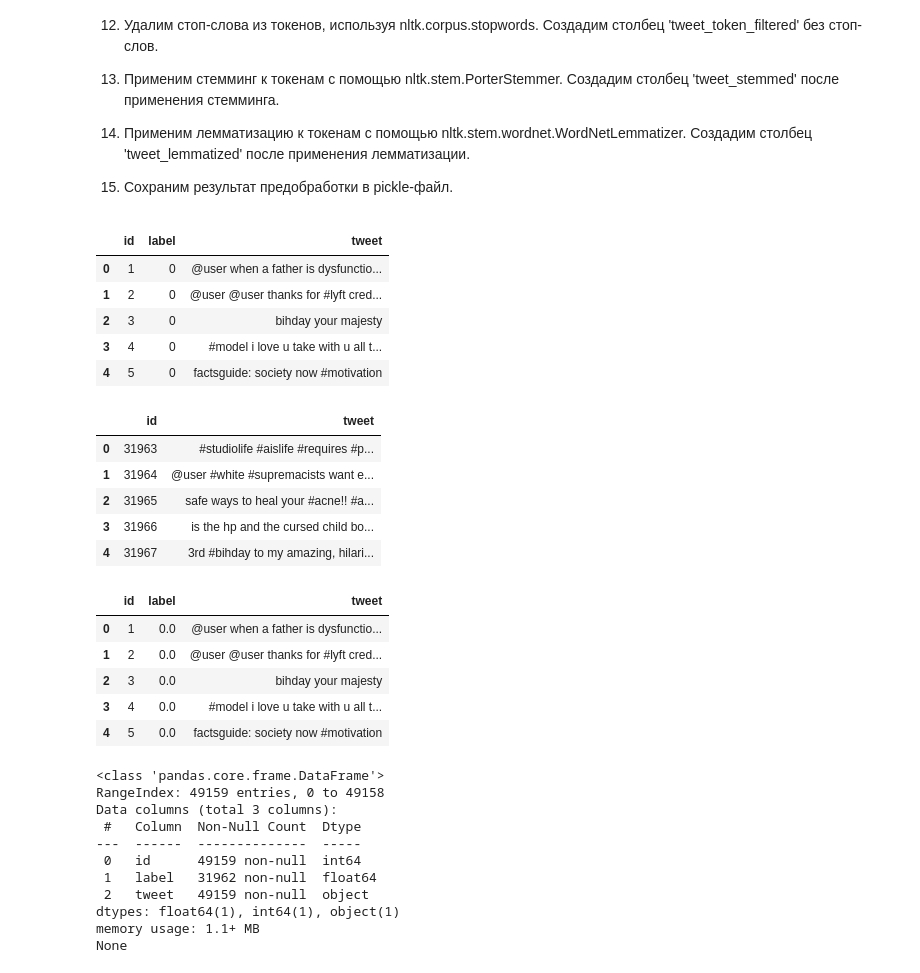
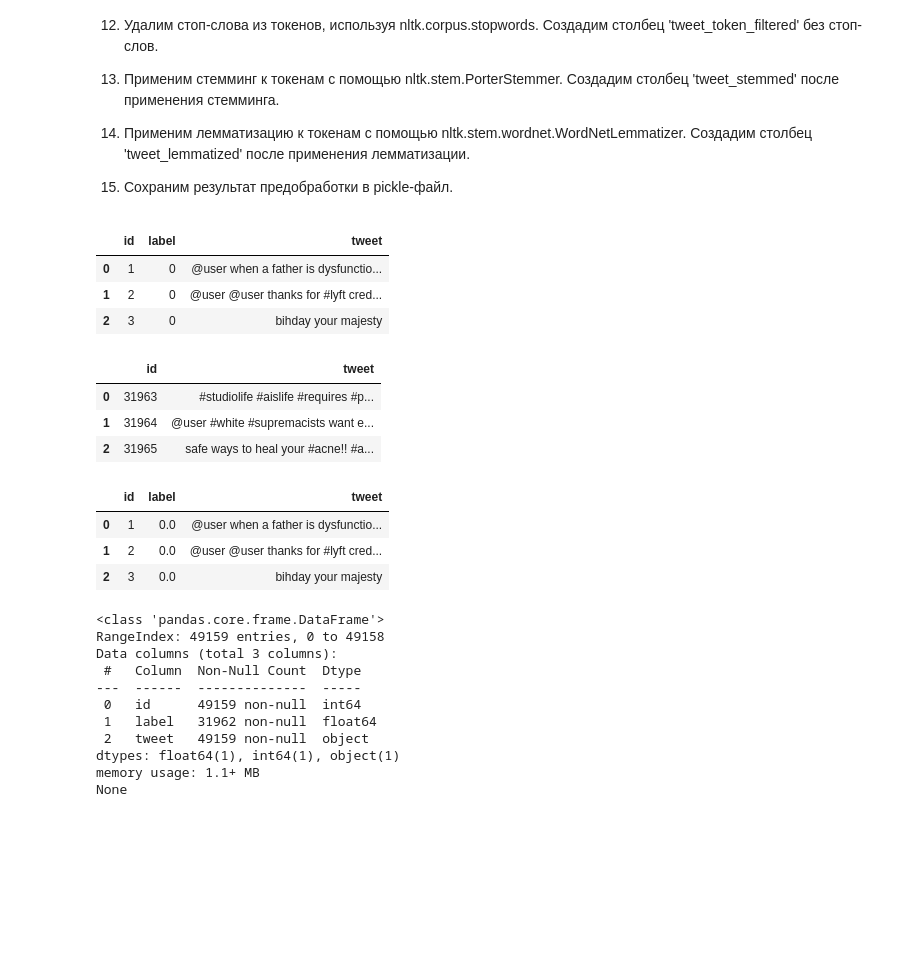
Before and after one commit to ArtemPrianikov/NLP, a Jupyter notebook: 01/hw_lesson_1.ipynb, the cells around one changed output. Drawn from its saved outputs; the diff is of its cells as text; code cells hidden in the pictures; blank space fills up the shorter version.

```diff
--- a/01/hw_lesson_1.ipynb
+++ b/01/hw_lesson_1.ipynb
@@ -293,34 +293,28 @@ warnings.filterwarnings("ignore", category=DeprecationWarning)
 import os
 # %%
 train_df = pd.read_csv('train_tweets.csv')
-train_df.head()
+train_df.head(3)
 # %% [output]
 |  | id | label | tweet |
 | 0 | 1 | 0 | @user when a father is dysfunctio... |
 | 1 | 2 | 0 | @user @user thanks for #lyft cred... |
 | 2 | 3 | 0 | bihday your majesty |
-| 3 | 4 | 0 | #model i love u take with u all t... |
-| 4 | 5 | 0 | factsguide: society now #motivation |
 # %%
 test_df = pd.read_csv('test_tweets.csv')
-test_df.head()
+test_df.head(3)
 # %% [output]
 |  | id | tweet |
 | 0 | 31963 | #studiolife #aislife #requires #p... |
 | 1 | 31964 | @user #white #supremacists want e... |
 | 2 | 31965 | safe ways to heal your #acne!! #a... |
-| 3 | 31966 | is the hp and the cursed child bo... |
-| 4 | 31967 | 3rd #bihday to my amazing, hilari... |
 # %%
 combine_df = train_df.append(test_df, ignore_index = True, sort = False)
-combine_df.head()
+combine_df.head(3)
 # %% [output]
 |  | id | label | tweet |
 | 0 | 1 | 0.0 | @user when a father is dysfunctio... |
 | 1 | 2 | 0.0 | @user @user thanks for #lyft cred... |
 | 2 | 3 | 0.0 | bihday your majesty |
-| 3 | 4 | 0.0 | #model i love u take with u all t... |
-| 4 | 5 | 0.0 | factsguide: society now #motivation |
 # %%
 print(combine_df.info())
 # %% [output]
```
Also changed, not shown: parts of 119 cells of this notebook, 1 other file.
